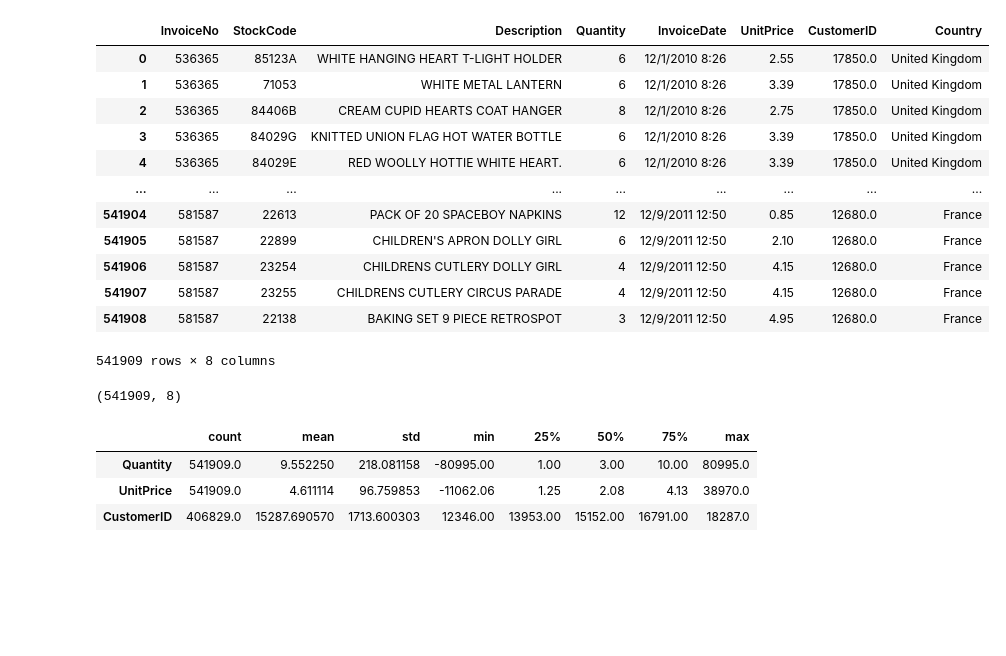
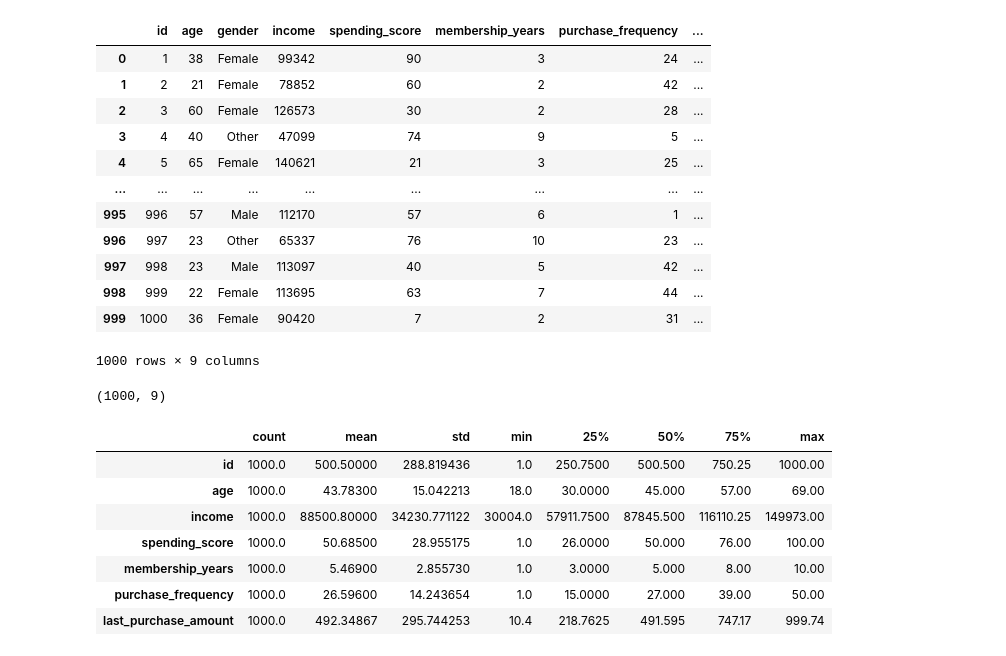
Before and after one commit to sarthak-opash/AI-ML-Internship, a Jupyter notebook: Day 30 Customer Segmentation/cs_2.ipynb, the cells around one changed output. Saved outputs shown, nothing was run; the diff lists cells and outputs as text; code cells hidden in the pictures; blank space fills up the shorter version.

```diff
--- a/Day 30 Customer Segmentation/cs_2.ipynb
+++ b/Day 30 Customer Segmentation/cs_2.ipynb
@@ -15,30 +15,34 @@ from sklearn.metrics import (silhouette_score,
 
 import scipy.cluster.hierarchy as shc
 # %%
-data = pd.read_csv("customer_segmentation.csv", encoding='cp1252')
+data = pd.read_csv("customer_segmentation_data.csv", encoding='cp1252')
 data
 # %% [output]
-|  | InvoiceNo | StockCode | Description | Quantity | InvoiceDate | UnitPrice | CustomerID | Country |
-| 0 | 536365 | 85123A | WHITE HANGING HEART T-LIGHT HOLDER | 6 | 12/1/2010 8:26 | 2.55 | 17850.0 | United Kingdom |
-| 1 | 536365 | 71053 | WHITE METAL LANTERN | 6 | 12/1/2010 8:26 | 3.39 | 17850.0 | United Kingdom |
-| 2 | 536365 | 84406B | CREAM CUPID HEARTS COAT HANGER | 8 | 12/1/2010 8:26 | 2.75 | 17850.0 | United Kingdom |
-| 3 | 536365 | 84029G | KNITTED UNION FLAG HOT WATER BOTTLE | 6 | 12/1/2010 8:26 | 3.39 | 17850.0 | United Kingdom |
-| 4 | 536365 | 84029E | RED WOOLLY HOTTIE WHITE HEART. | 6 | 12/1/2010 8:26 | 3.39 | 17850.0 | United Kingdom |
+|  | id | age | gender | income | spending_score | membership_years | purchase_frequency | ... |
+| 0 | 1 | 38 | Female | 99342 | 90 | 3 | 24 | ... |
+| 1 | 2 | 21 | Female | 78852 | 60 | 2 | 42 | ... |
+| 2 | 3 | 60 | Female | 126573 | 30 | 2 | 28 | ... |
+| 3 | 4 | 40 | Other | 47099 | 74 | 9 | 5 | ... |
+| 4 | 5 | 65 | Female | 140621 | 21 | 3 | 25 | ... |
 | ... | ... | ... | ... | ... | ... | ... | ... | ... |
-| 541904 | 581587 | 22613 | PACK OF 20 SPACEBOY NAPKINS | 12 | 12/9/2011 12:50 | 0.85 | 12680.0 | France |
-| 541905 | 581587 | 22899 | CHILDREN'S APRON DOLLY GIRL | 6 | 12/9/2011 12:50 | 2.10 | 12680.0 | France |
-| 541906 | 581587 | 23254 | CHILDRENS CUTLERY DOLLY GIRL | 4 | 12/9/2011 12:50 | 4.15 | 12680.0 | France |
-| 541907 | 581587 | 23255 | CHILDRENS CUTLERY CIRCUS PARADE | 4 | 12/9/2011 12:50 | 4.15 | 12680.0 | France |
-| 541908 | 581587 | 22138 | BAKING SET 9 PIECE RETROSPOT | 3 | 12/9/2011 12:50 | 4.95 | 12680.0 | France |
+| 995 | 996 | 57 | Male | 112170 | 57 | 6 | 1 | ... |
+| 996 | 997 | 23 | Other | 65337 | 76 | 10 | 23 | ... |
+| 997 | 998 | 23 | Male | 113097 | 40 | 5 | 42 | ... |
+| 998 | 999 | 22 | Female | 113695 | 63 | 7 | 44 | ... |
+| 999 | 1000 | 36 | Female | 90420 | 7 | 2 | 31 | ... |
-541909 rows × 8 columns
+1000 rows × 9 columns
 # %%
 data.shape
 # %% [output]
-(541909, 8)
+(1000, 9)
 # %%
 data.describe().T
 # %% [output]
 |  | count | mean | std | min | 25% | 50% | 75% | max |
-| Quantity | 541909.0 | 9.552250 | 218.081158 | -80995.00 | 1.00 | 3.00 | 10.00 | 80995.0 |
-| UnitPrice | 541909.0 | 4.611114 | 96.759853 | -11062.06 | 1.25 | 2.08 | 4.13 | 38970.0 |
-| CustomerID | 406829.0 | 15287.690570 | 1713.600303 | 12346.00 | 13953.00 | 15152.00 | 16791.00 | 18287.0 |
+| id | 1000.0 | 500.50000 | 288.819436 | 1.0 | 250.7500 | 500.500 | 750.25 | 1000.00 |
+| age | 1000.0 | 43.78300 | 15.042213 | 18.0 | 30.0000 | 45.000 | 57.00 | 69.00 |
+| income | 1000.0 | 88500.80000 | 34230.771122 | 30004.0 | 57911.7500 | 87845.500 | 116110.25 | 149973.00 |
+| spending_score | 1000.0 | 50.68500 | 28.955175 | 1.0 | 26.0000 | 50.000 | 76.00 | 100.00 |
+| membership_years | 1000.0 | 5.46900 | 2.855730 | 1.0 | 3.0000 | 5.000 | 8.00 | 10.00 |
+| purchase_frequency | 1000.0 | 26.59600 | 14.243654 | 1.0 | 15.0000 | 27.000 | 39.00 | 50.00 |
+| last_purchase_amount | 1000.0 | 492.34867 | 295.744253 | 10.4 | 218.7625 | 491.595 | 747.17 | 999.74 |
```
Also changed, not shown: parts of 3 cells of this notebook, 6 other files.
